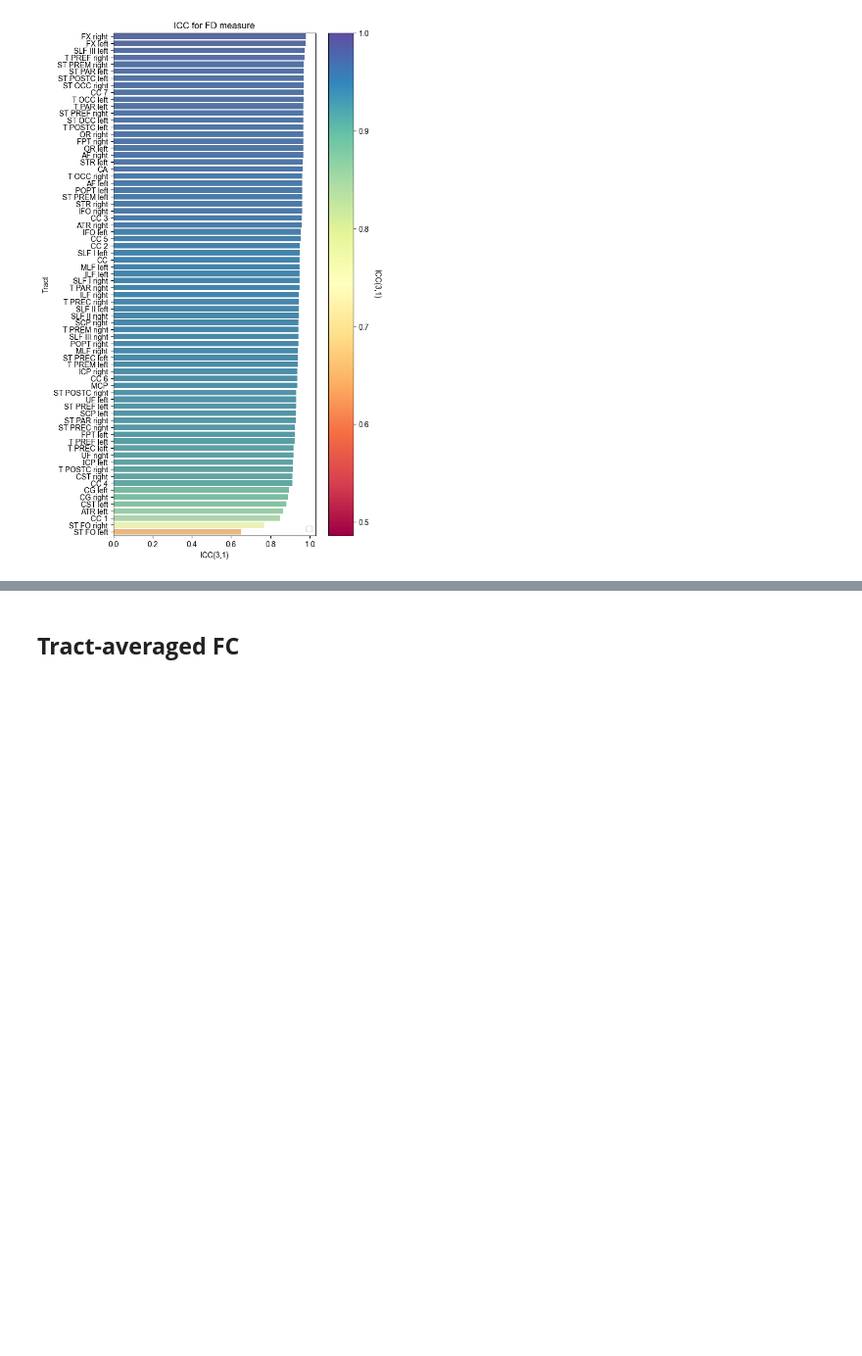
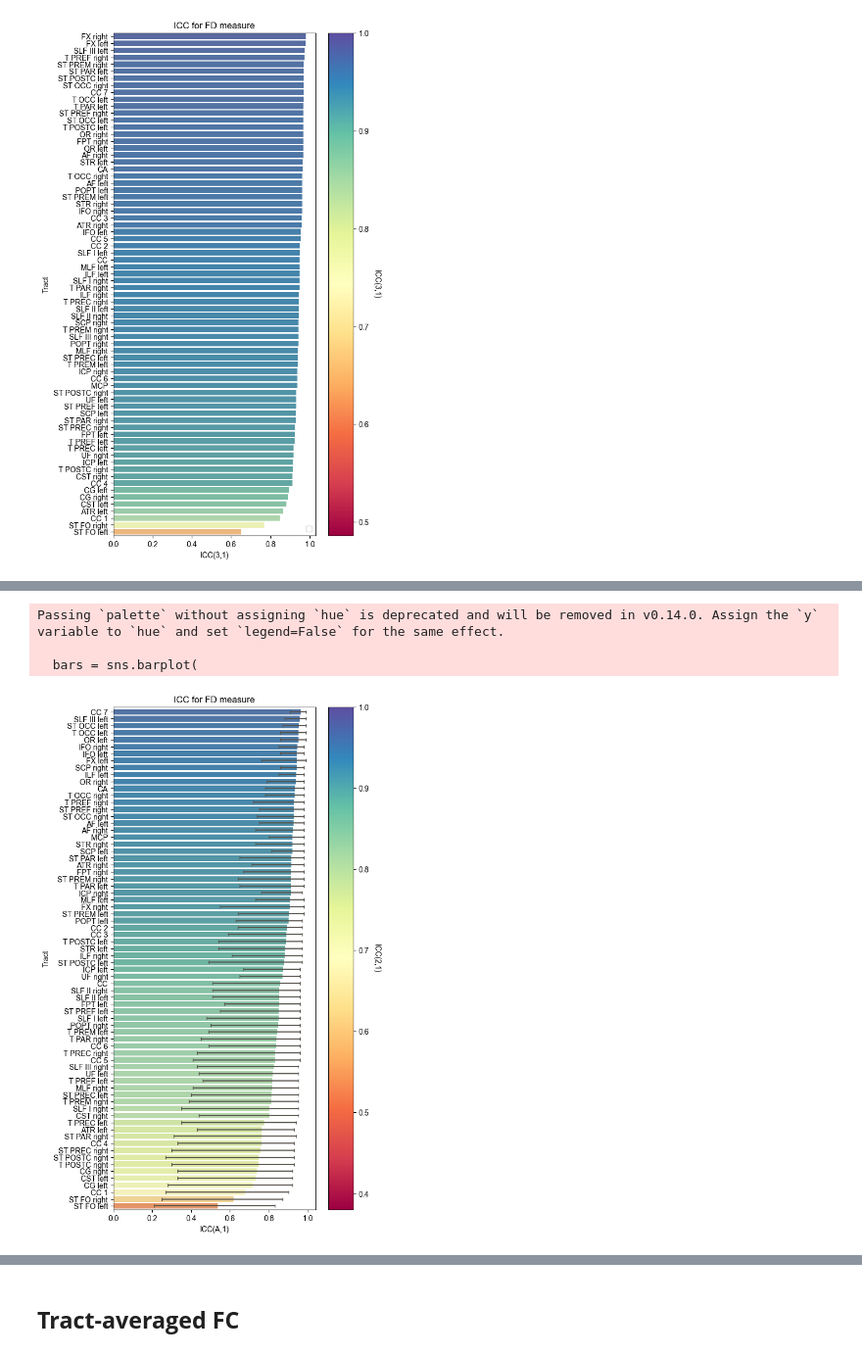
Before and after one commit to remikamito/TRAMFIX, a Jupyter notebook: analysis_notebooks/Analysis2_tractmeans.ipynb, the cells around one changed output, grey strips where cells are left out. Shown at 98% size. Saved outputs shown, nothing was run; the diff lists cells and outputs as text; code cells hidden in the pictures; blank space fills up the shorter version.

```diff
--- a/analysis_notebooks/Analysis2_tractmeans.ipynb
+++ b/analysis_notebooks/Analysis2_tractmeans.ipynb
@@ -208,9 +199,12 @@ for tract in tract_df1_long['Tract'].unique():
     subset = tract_df1_long[tract_df1_long['Tract'] == tract]
     icc = pg.intraclass_corr(data=subset, targets='ID', raters='Site', ratings='FD')
     icc_2_1 = icc[icc['Type'] == 'ICC2']['ICC'].values[0]
+    icc_CI = icc[icc['Type'] == 'ICC2']['CI95%'].values[0]
+    icc_2_pval = icc[icc['Type'] == 'ICC2']['pval'].values[0]
     icc_3_1 = icc[icc['Type'] == 'ICC3']['ICC'].values[0]  # Extract ICC(3,1)
-    icc_3_pval = icc[icc['Type'] == 'ICC3']['pval'].values[0] # extract pval for ICC3
-    icc_results_df1.append({'Tract': tract, 'ICC(2,1)': icc_2_1, 'ICC(3,1)': icc_3_1, 'pval': icc_3_pval})
+    #icc_CI = icc[icc['Type'] == 'ICC3']['CI95%'].values[0]
+    #icc_3_pval = icc[icc['Type'] == 'ICC3']['pval'].values[0] # extract pval for ICC3
+    icc_results_df1.append({'Tract': tract, 'ICC(2,1)': icc_2_1,'ICC_CI': icc_CI, 'pval': icc_2_pval, 'ICC(3,1)': icc_3_1})
 
 # Convert to DataFrame
 icc_df1 = pd.DataFrame(icc_results_df1)
@@ -327,0 +330,72 @@ icc_df1_sorted['hexcode'] = icc_df1_sorted['ICC(3,1)'].apply(lambda val: mcolors
+# %%
+import matplotlib.pyplot as plt
+import seaborn as sns
+import matplotlib.cm as cm
+import matplotlib.colors as mcolors
+
+### for ISMRM
+#output_dir = '/Users/remika/Library/CloudStorage/OneDrive-TheUniversityofMelbourne/RESEARCH_PROJECTS/DECRA/TravellingHeads/Data/plots/ComBat'
+
+# Sort by ICC values (low to high)
+icc_df1_sorted = results_df1.sort_values(by="ICC(2,1)", ascending=False)
+
+plt.rcParams['font.family'] = 'Arial'
+
+# manual colour mapping (range from 0 to 1 for ICC)
+norm = mcolors.Normalize(vmin=0.3804, vmax=1) #results_fa_df['ICC(2,1)'].min()
+cmap = cm.get_cmap("Spectral")
+# or using rocket without mapping
+# norm = mcolors.Normalize(vmin=results_df1['ICC_3_1'].min(), vmax=results_df1['ICC_3_1'].max())
+# cmap = cm.get_cmap("rocket")
+colours = [cmap(norm(val)) for val in icc_df1_sorted['ICC(2,1)']]
+
+fig, ax = plt.subplots(figsize=(6,12))
+
+# Bars
+bars = sns.barplot(
+    data=icc_df1_sorted,
+    y="Tract",
+    x="ICC(2,1)",
+    palette=colours,
+    ax=ax
+)
+
+# Save original y-limits (set by seaborn)
+ymin, ymax = ax.get_ylim()
+
+# Add error bars
+ax.errorbar(
+    x=icc_df1_sorted["ICC(2,1)"],
+    y=np.arange(len(icc_df1_sorted)),   # numeric positions
+    xerr=[
+        icc_df1_sorted["ICC(2,1)"] - icc_df1_sorted["ICC_CI"].apply(lambda x: x[0]),
+        icc_df1_sorted["ICC_CI"].apply(lambda x: x[1]) - icc_df1_sorted["ICC(2,1)"]
+    ],
+    fmt="none",
+    ecolor= "#57534D", #"#57534D",
+    capsize=2
+)
+
+# Restore original seaborn y-limits
+ax.set_ylim(ymin, ymax - 0.2)
+
+# Colorbar
+sm = cm.ScalarMappable(cmap=cmap, norm=norm)
+sm.set_array([])
+cbar = fig.colorbar(sm, ax=ax, orientation="vertical")
+cbar.set_label("ICC(2,1)", rotation=270, labelpad=15)
+
+# Format plot
+#plt.xticks(rotation=90, fontsize=10)  # rotate tract names
+plt.ylabel("Tract")
+plt.xlabel("ICC(A,1)")
+plt.title("ICC for FD measure")
+
+#plt.savefig(os.path.join(output_dir, "icc_A_1_plot_fd_template1_spectral_preharm.svg"), format="svg", bbox_inches="tight")
+
+plt.show()
+# %% [output]
+Passing `palette` without assigning `hue` is deprecated and will be removed in v0.14.0. Assign the `y` variable to `hue` and set `legend=False` for the same effect.
+
+  bars = sns.barplot(
+[figure, added]
```
Also changed, not shown: parts of 53 cells of this notebook, 2 other files.
